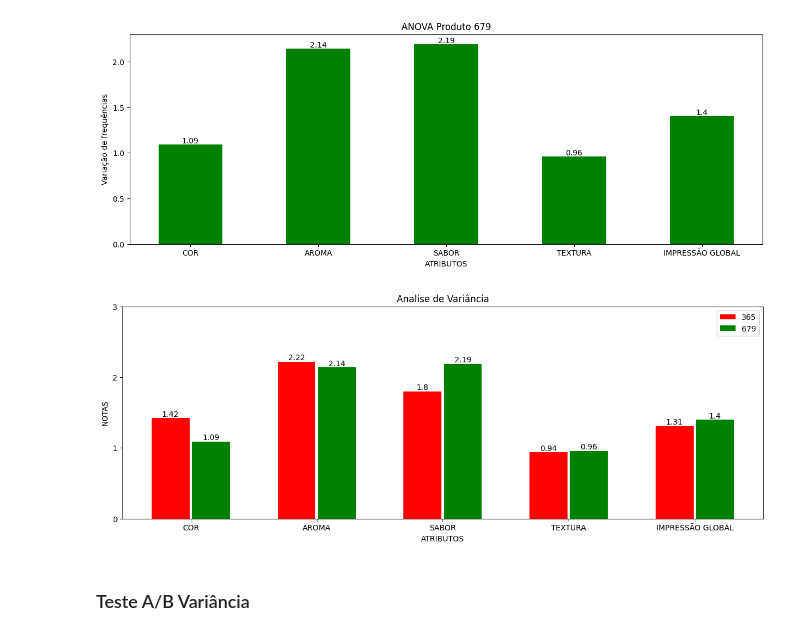
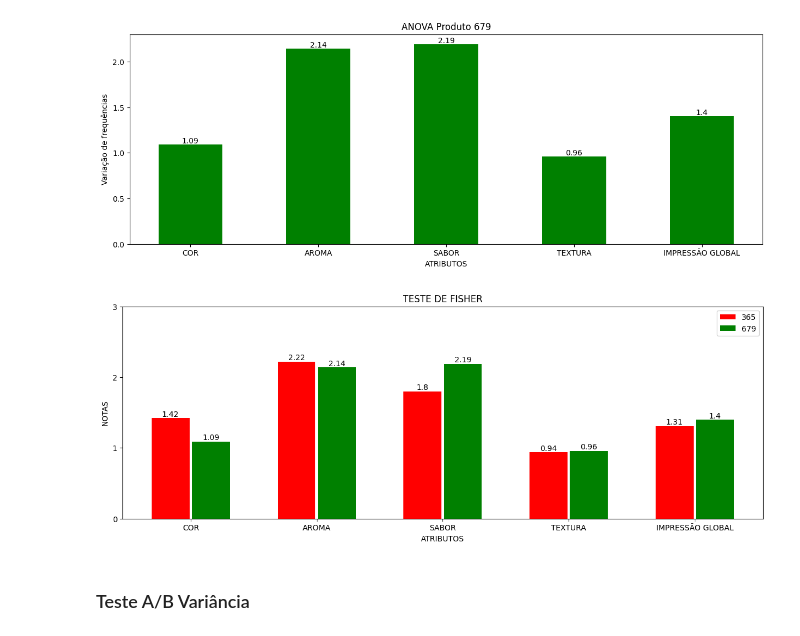
Before and after one commit to CarlosDouradoPGR/Portifolio, a Jupyter notebook: Analise_comercial/Bala_acai.ipynb, the cells around one changed output. Saved outputs shown, nothing was run; the diff lists cells and outputs as text; code cells hidden in the pictures.

```diff
--- a/Analise_comercial/Bala_acai.ipynb
+++ b/Analise_comercial/Bala_acai.ipynb
@@ -223,27 +223,27 @@ plt.show()
 # %%
 plt.close("all")
 widht = 0.25
 x = np.arange(5)
 fig, ax = plt.subplots(figsize=[15,5])
 
 
 
 p = ax.bar(x-0.16, var365, width=0.3, color="r")
 v = ax.bar(x+0.16, var679, width=0.3, color="g")
 ax.bar_label(p)
 ax.bar_label(v)
-ax.set_title('Analise de Variância')
+ax.set_title('TESTE DE FISHER'.upper())
 plt.ylabel("NOTAS")
 plt.xlabel('ATRIBUTOS')
 plt.legend(['365', "679"])
 
 plt.xticks(x, ["COR","AROMA", 'SABOR', "TEXTURA", "IMPRESSÃO GLOBAL" ])
 plt.yticks([n for n in range(0,4)])
 plt.savefig(fname="Analise_var_ladoalado.png", dpi=400)
 
 plt.show()
 # %% [output]
-[figure, old version]
+[figure, new version]
 # %% [markdown]
 ### Teste A/B Variância
 # %% [markdown]
```
Also changed, not shown: parts of 16 cells of this notebook, 7 other files.
